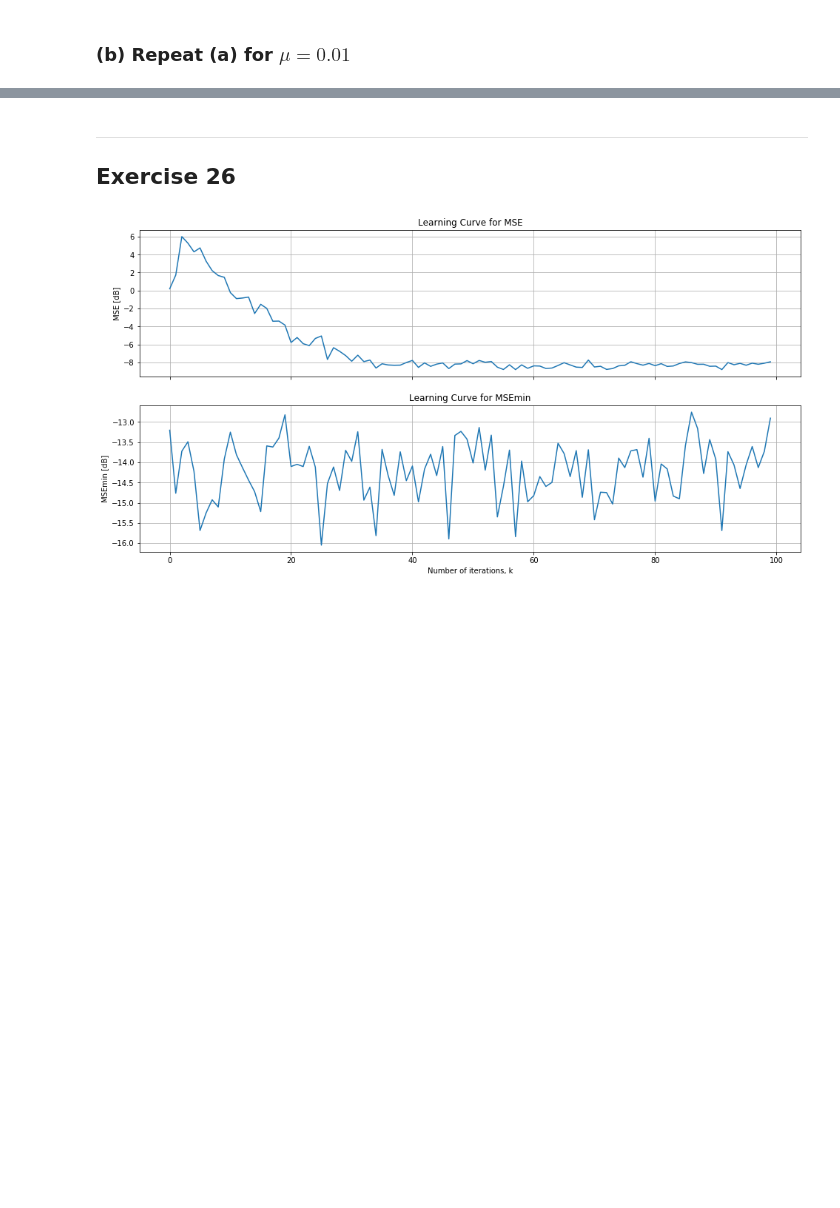
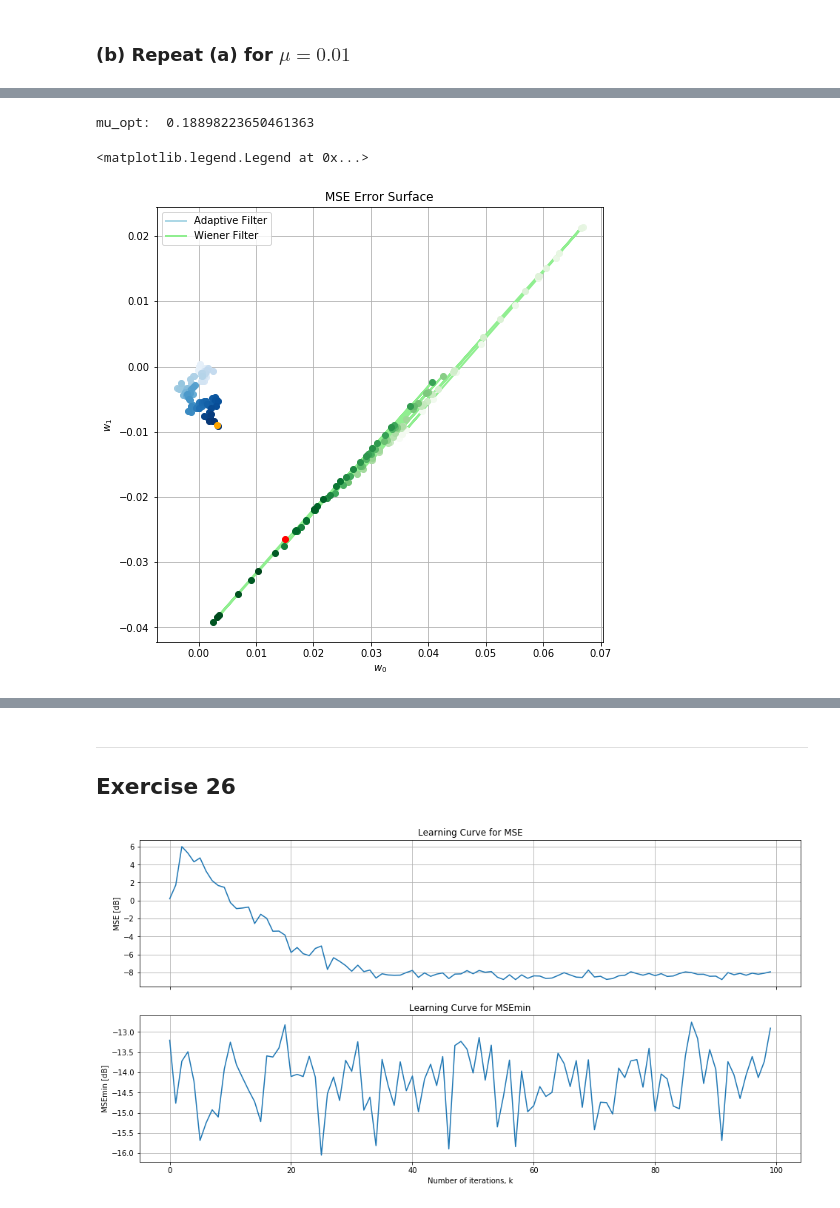
Before and after one commit to guedes-joaofelipe/adaptive-filtering, a Jupyter notebook: Notebooks/exercises_chap3.ipynb, the cells around one changed output, grey strips where cells are left out. Saved outputs shown, nothing was run; the diff lists cells and outputs as text; code cells hidden in the pictures; blank space fills up the shorter version.

```diff
--- a/Notebooks/exercises_chap3.ipynb
+++ b/Notebooks/exercises_chap3.ipynb
@@ -725,0 +691,12 @@ ax.legend()
+# %%
+output_filepath = './Outputs/Exercise_15/'
+K = 100
+N = 7+1
+sigma_x2, sigma_n2, sigma_w2 = .7, .01, .001
+lambda_w = .999
+R = sigma_x2*np.eye(N)
+mu_opt = np.sqrt((N)*sigma_w2/(4*sigma_n2*np.trace(R)))
+mu = .01#mu_opt
+print ('mu_opt: ', mu_opt)
+# %% [output]
+mu_opt:  0.18898223650461363
@@ -725,0 +740,38 @@ ax.legend()
+# %%
+from matplotlib import cm
+from matplotlib.colors import ListedColormap, LinearSegmentedColormap
+
+def get_mse_error(w, p, R):
+    return R[0][0]-2*np.dot(w,p)+np.dot(np.matmul(w,R), w)
+
+cmap = cm.get_cmap('Blues', K)(np.linspace(0,1,K))[:,:-1]
+cmap_o = cm.get_cmap('Greens', K)(np.linspace(0,1,K))[:,:-1]
+
+# w_0, w_1 = np.linspace(-2,2,100), np.linspace(-2,2,100)
+# MSE_error = np.zeros([w_0.shape[0], w_1.shape[0]])
+
+# for i, w_i in enumerate(w_0):
+#     for j, w_j in enumerate(w_1):
+#         MSE_error[i][j] = get_mse_error([w_j, w_i], p, R)
+
+# coef = np.real(lms.coef_vector)
+fig, ax = plt.subplots(ncols=1, nrows=1, figsize=(8,8))
+ax.plot(W_av[:,0], W_av[:,1], '-', linewidth=2, color='lightblue', label='Adaptive Filter')
+ax.plot(W_o_av[:,0], W_o_av[:,1], '-', linewidth=2, color='lightgreen', label='Wiener Filter')
+for k in np.arange(K):
+    c_w = 'orange' if k == K-1 else cmap[k]
+    c_w_o = 'red' if k == K-1 else cmap_o[k]
+    ax.plot(W_av[k,0], W_av[k,1], 'o', linewidth=2, color=c_w)
+    ax.plot(W_o_av[k,0], W_o_av[k,1], 'o', linewidth=2, color=c_w_o)
+# cs = ax.contour(w_0, w_1, MSE_error, levels=np.arange(0, np.max(MSE_error), 0.5))
+# ax.clabel(cs, cs.levels)
+ax.set_xlabel('$w_0$'), ax.set_ylabel('$w_1$'), ax.set_title('MSE Error Surface')
+ax.grid(True)
+ax.legend()
+# if output_filepath is not None:
+#     if not os.path.exists(output_filepath):
+#         os.makedirs(output_filepath)
+#     fig.savefig(output_filepath + 'b_convergence_path.jpg', bbox_inches = 'tight')
+# %% [output]
+<matplotlib.legend.Legend at 0x...>
+[figure, added]
```
Also changed, not shown: parts of 19 cells of this notebook, 18 other files.
